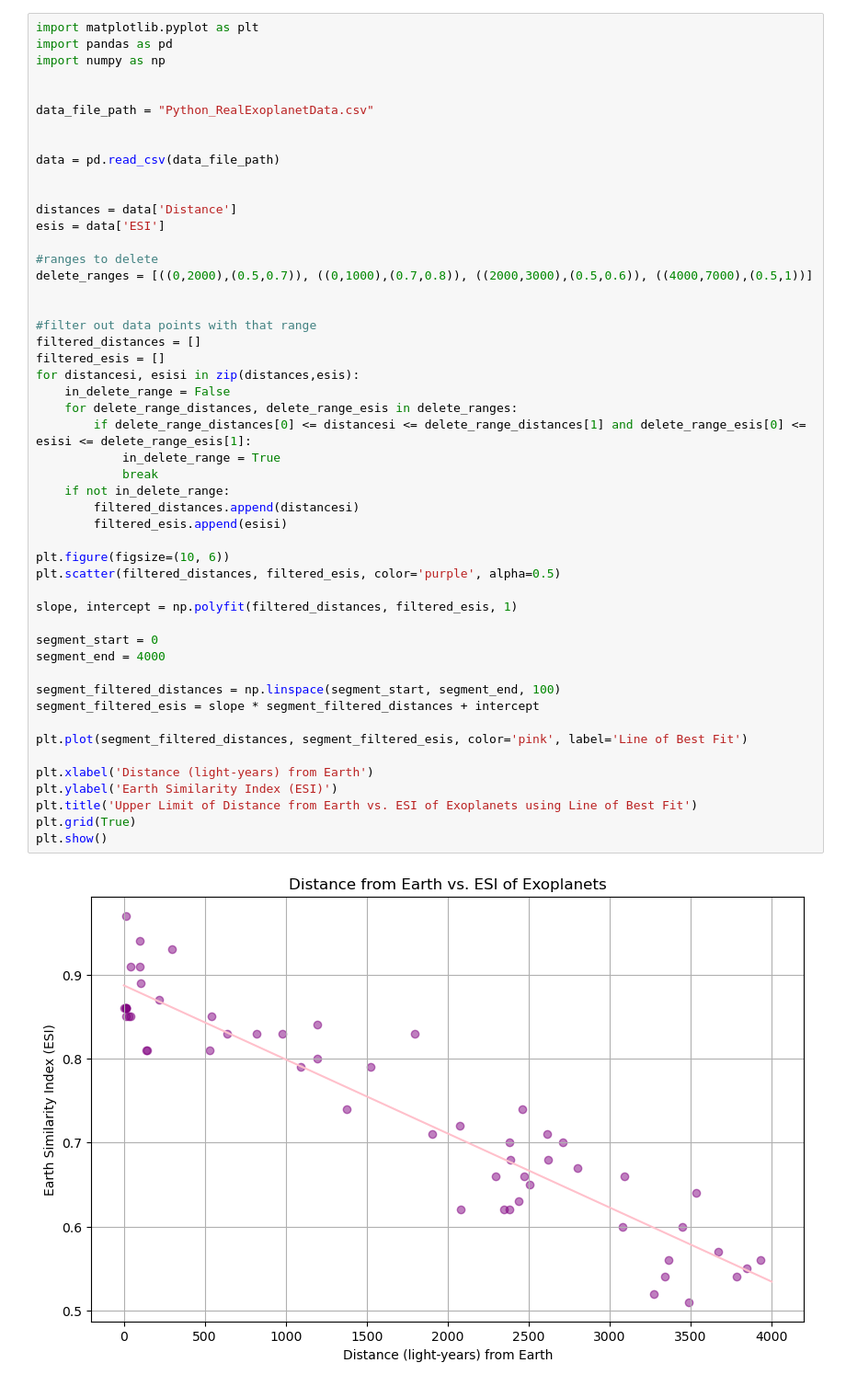
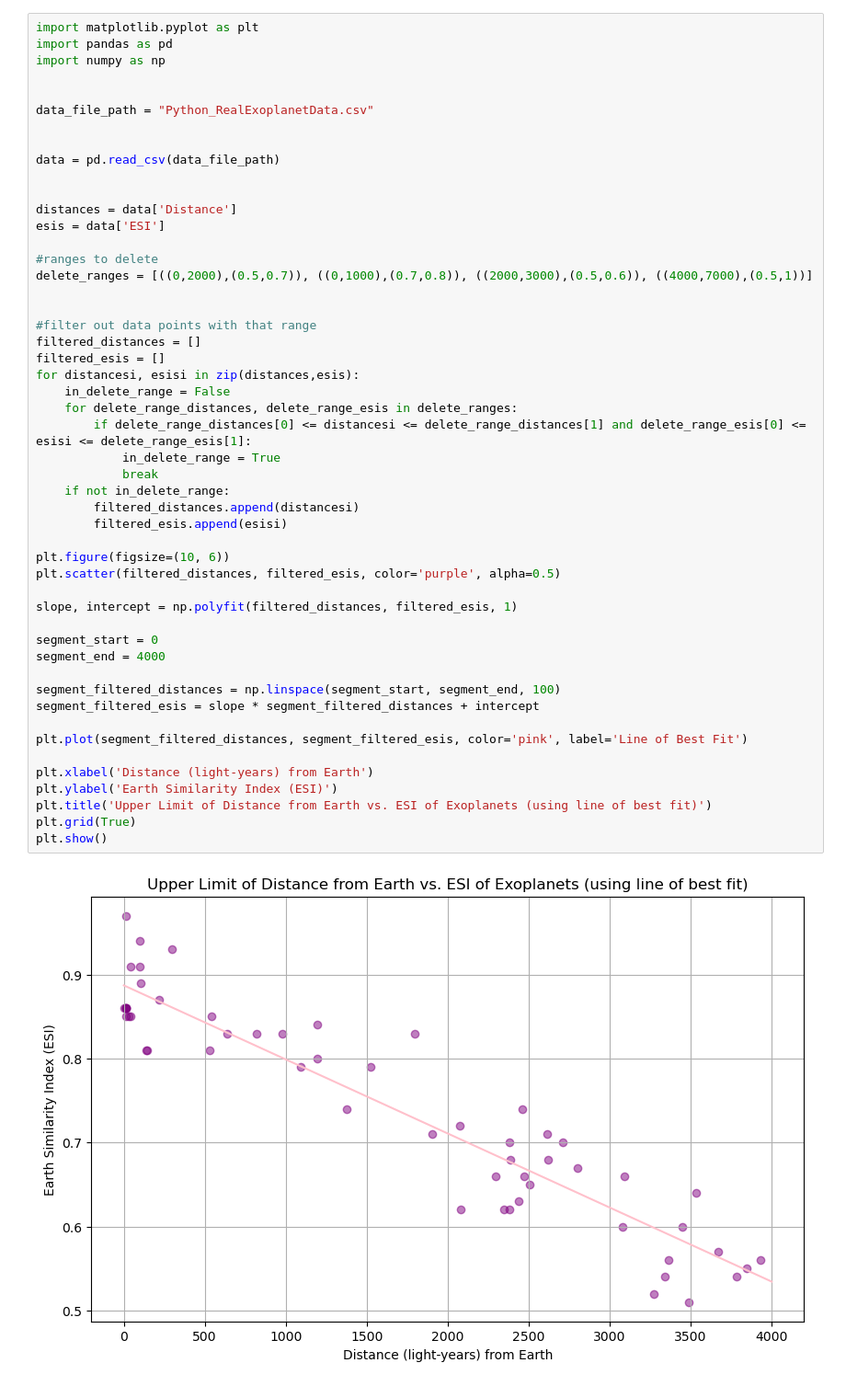
Before and after one commit to laurens27/LovelyGoatsFinalProject, a Jupyter notebook: filtered_data_with_LOBF_success!.ipynb, the cells around one changed output. Shown: that part at 92% size. Saved outputs shown, nothing was run; the diff lists cells and outputs as text.

```diff
--- a/filtered_data_with_LOBF_success!.ipynb
+++ b/filtered_data_with_LOBF_success!.ipynb
@@ -21,32 +21,32 @@ delete_ranges = [((0,2000),(0.5,0.7)), ((0,1000),(0.7,0.8)), ((2000,3000),(0.5,0
 filtered_distances = []
 filtered_esis = []
 for distancesi, esisi in zip(distances,esis):
     in_delete_range = False
     for delete_range_distances, delete_range_esis in delete_ranges:
         if delete_range_distances[0] <= distancesi <= delete_range_distances[1] and delete_range_esis[0] <= esisi <= delete_range_esis[1]:
             in_delete_range = True
             break
     if not in_delete_range:
         filtered_distances.append(distancesi)
         filtered_esis.append(esisi)
 
 plt.figure(figsize=(10, 6))
 plt.scatter(filtered_distances, filtered_esis, color='purple', alpha=0.5)
 
 slope, intercept = np.polyfit(filtered_distances, filtered_esis, 1)
 
 segment_start = 0
 segment_end = 4000
 
 segment_filtered_distances = np.linspace(segment_start, segment_end, 100)
 segment_filtered_esis = slope * segment_filtered_distances + intercept
 
 plt.plot(segment_filtered_distances, segment_filtered_esis, color='pink', label='Line of Best Fit')
 
 plt.xlabel('Distance (light-years) from Earth')
 plt.ylabel('Earth Similarity Index (ESI)')
-plt.title('Upper Limit of Distance from Earth vs. ESI of Exoplanets using Line of Best Fit')
+plt.title('Upper Limit of Distance from Earth vs. ESI of Exoplanets (using line of best fit)')
 plt.grid(True)
 plt.show()
 # %% [output]
-[figure, old version]
+[figure, new version]
```
